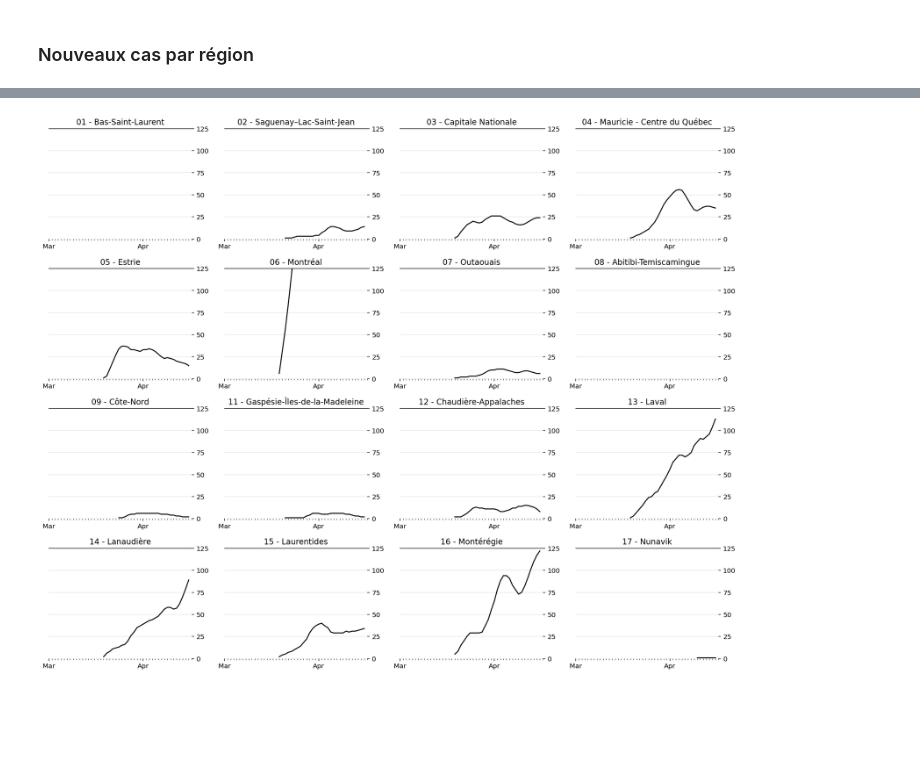
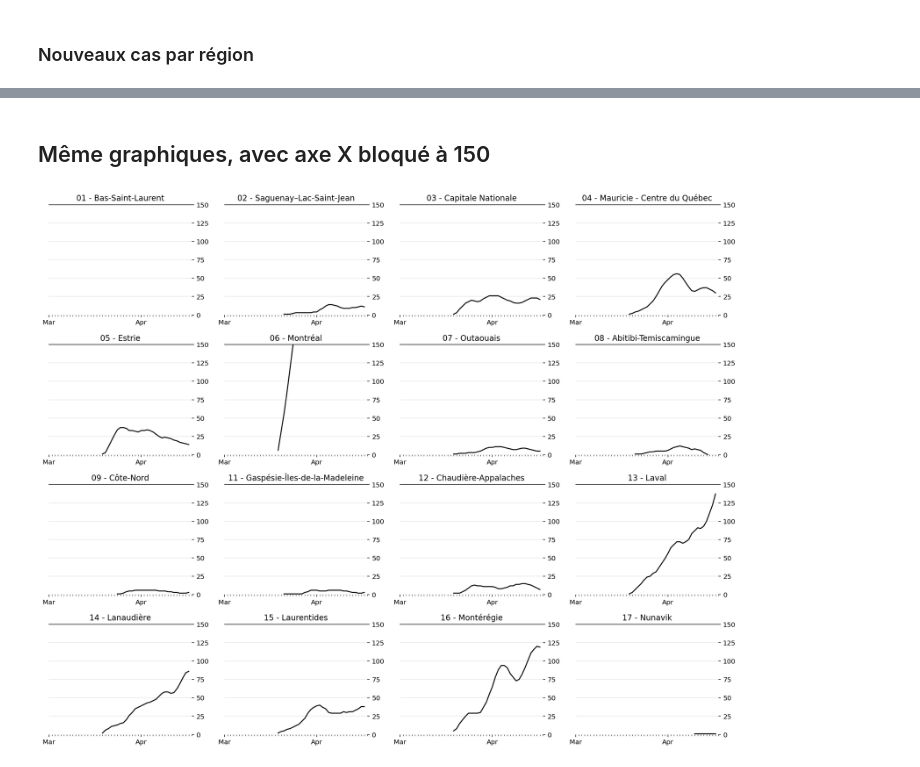
Before and after one commit to lucgauthier/covid-19, a Jupyter notebook: Cases.ipynb, the cells around one changed output, grey strips where cells are left out. Saved outputs shown, nothing was run; the diff lists cells and outputs as text; code cells hidden in the pictures; blank space fills up the shorter version.

```diff
--- a/Cases.ipynb
+++ b/Cases.ipynb
@@ -98,5 +83,6 @@ for region_name, cases in regions_to_process.groupby(level='region'):
 # %%
-def plot_region(result, ax, region_name):
+# Générer le graphique d'une région
+def plot_region(result, ax, region_name, ymax, yinterval):
 
     ax.set_title(f"{region_name}")
     index = result['cases'].index.get_level_values('date')
@@ -108,14 +94,12 @@ def plot_region(result, ax, region_name):
     extended = pd.date_range(start=pd.Timestamp('2020-03-01'),
                              end=index[-1]+pd.Timedelta(days=1))
 
-    #ax.axhline(1.0, c='k', lw=1, label='$R_t=1.0$', alpha=.25);
-
     # Formatting
     ax.xaxis.set_major_locator(mdates.MonthLocator())
     ax.xaxis.set_major_formatter(mdates.DateFormatter('%b'))
     ax.xaxis.set_minor_locator(mdates.DayLocator())
 
-    ax.yaxis.set_major_locator(ticker.MultipleLocator(25))
+    ax.yaxis.set_major_locator(ticker.MultipleLocator(yinterval))
     ax.yaxis.set_major_formatter(ticker.ScalarFormatter())
     ax.yaxis.tick_right()
 
@@ -125,15 +109,32 @@ def plot_region(result, ax, region_name):
     ax.margins(0)
     ax.grid(which='major', axis='y', c='k', alpha=.1, zorder=-2)
     ax.margins(0)
-    ax.set_ylim(0.0, 125.0)
+    ax.set_ylim(0.0, ymax)
     ax.set_xlim(pd.Timestamp('2020-03-01'), result.index.get_level_values('date')[-1]+pd.Timedelta(days=1))
     fig.set_facecolor('w')
 
+# Préparer les données
+regions_to_process = regions.loc[~regions.index.get_level_values('region').isin(FILTERED_REGIONS)]
 
-#fig, ax = plt.subplots(figsize=(600/72,400/72))
+results = {}
 
-#plot_region(smoothed, ax, region_name)
-#ax.set_title(f'Nouveaux cas $R_t$ for {region_name}')
-#ax.set_ylim(.5,3.5)
-#ax.xaxis.set_major_locator(mdates.WeekdayLocator())
-#ax.xaxis.set_major_formatter(mdates.DateFormatter('%b %d'))
+for region_name, cases in regions_to_process.groupby(level='region'):
+    new, smoothed = prepare_cases(cases)
+
+    newCases = new.rename('new')
+    smoothedCases = smoothed.rename('smoothed')
+
+    result =  pd.concat([cases, newCases, smoothedCases], axis=1)
+    results[region_name] = result.droplevel(0)
+
+# Layout en 4 colonnes
+ncols = 4
+nrows = int(np.ceil(len(results) / ncols))
+
+fig, axes = plt.subplots(nrows=nrows, ncols=ncols, figsize=(15, nrows*3))
+
+for i, (region_name, result) in enumerate(results.items()):
+    plot_region(result, axes.flat[i], region_name, 400, 50)
+
+fig.tight_layout()
+fig.set_facecolor('w')
@@ -140,14 +143,12 @@ def plot_region(result, ax, region_name):
+# %% [markdown]
+## Même graphiques, avec axe X bloqué à 150
 # %%
-ncols = 4
-nrows = int(np.ceil(len(results) / ncols))
-
-# fig, axes = plt.subplots(nrows=nrows, ncols=ncols, figsize=(15, nrows*3))
 fig, axes = plt.subplots(nrows=nrows, ncols=ncols, figsize=(15, nrows*3))
 
 for i, (region_name, result) in enumerate(results.items()):
-    plot_region(result, axes.flat[i], region_name)
+    plot_region(result, axes.flat[i], region_name, 150, 25)
 
 fig.tight_layout()
 fig.set_facecolor('w')
 # %% [output]
-[figure, old version]
+[figure, new version]
```
Also changed, not shown: parts of 5 cells of this notebook, 1 other file.
